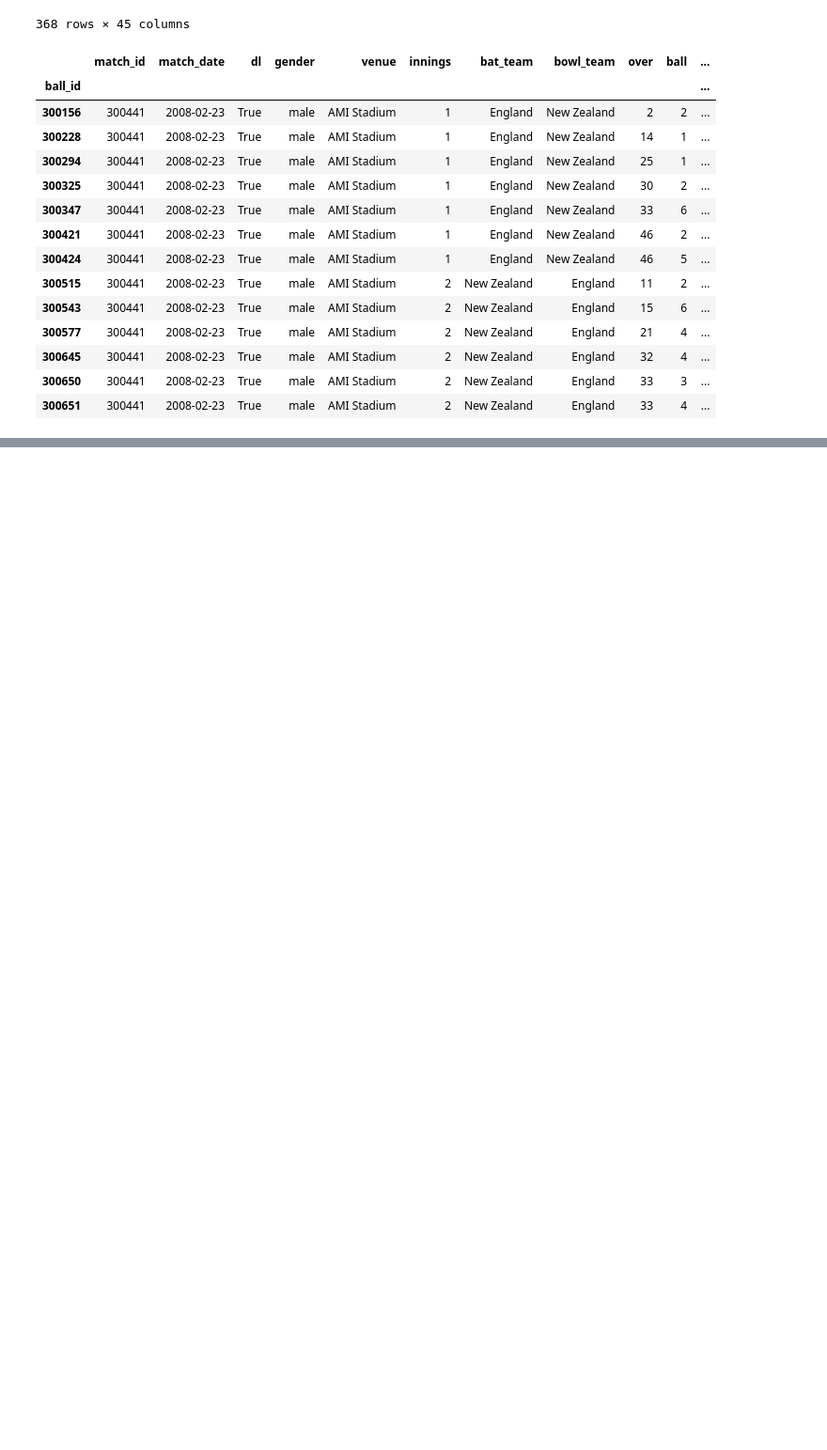
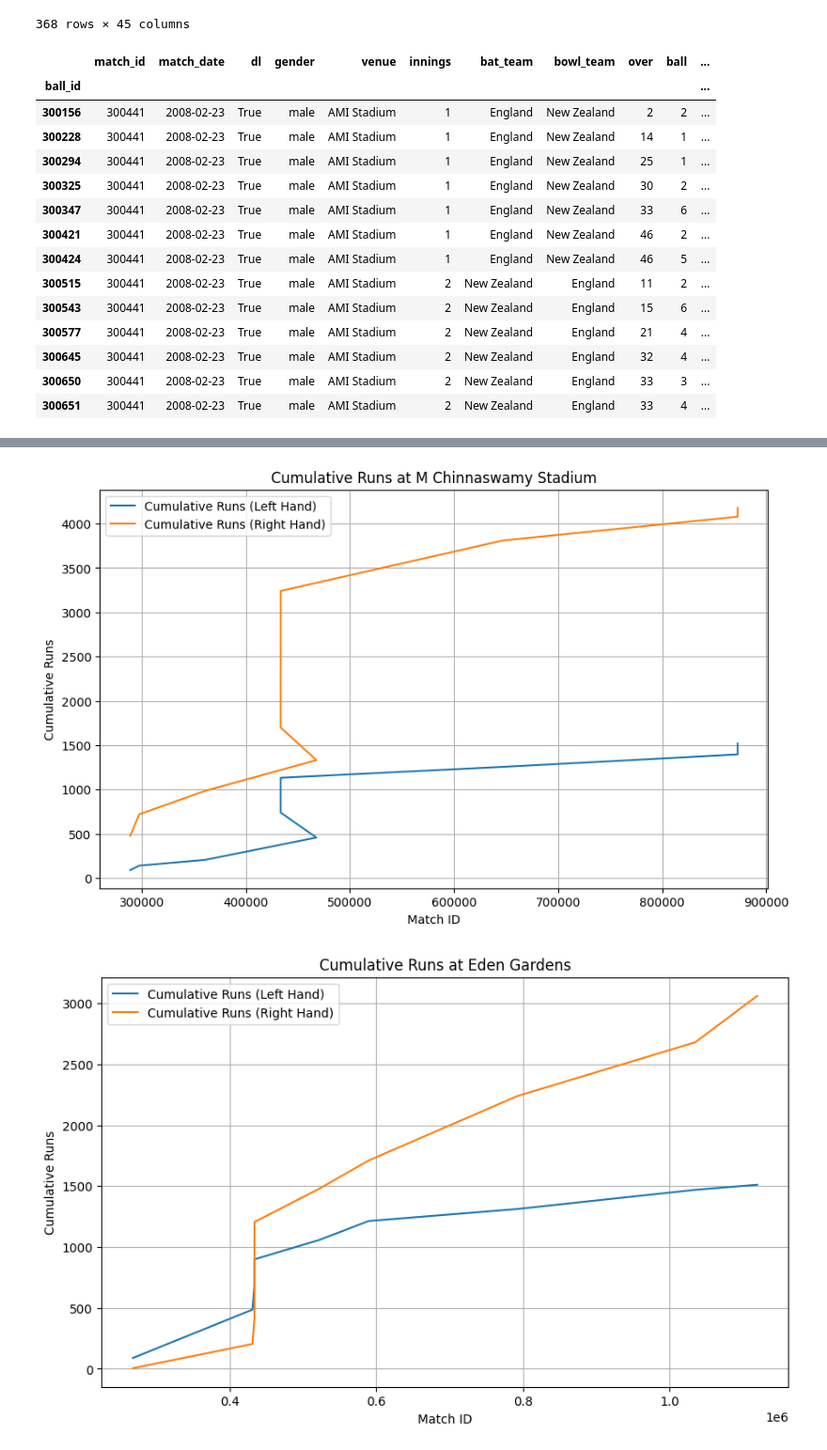
Before and after one commit to S-rg/CricketFinalScorePrediction, a Jupyter notebook: pitch_data.ipynb, the cells around one changed output, grey strips where cells are left out. Shown: that part at 94% size. Cells and saved outputs as stored; diff of their text form; code cells hidden in the pictures; blank space fills up the shorter version.

```diff
--- a/pitch_data.ipynb
+++ b/pitch_data.ipynb
@@ -145,0 +166,38 @@ bbb_df[
+# %%
+# Filter stats_final for the two venues
+venues_to_plot = ['M Chinnaswamy Stadium', 'Eden Gardens']
+filtered_stats = stats_final[stats_final['venue'].isin(venues_to_plot)]
+
+# Plot the stats
+import matplotlib.pyplot as plt
+
+# Plot cumulative runs for left and right-hand batters
+for venue in venues_to_plot:
+    venue_data = filtered_stats[filtered_stats['venue'] == venue]
+    plt.figure(figsize=(10, 6))
+    plt.plot(venue_data['match_id'], venue_data['sum_runs_left_hand'], label='Cumulative Runs (Left Hand)')
+    plt.plot(venue_data['match_id'], venue_data['sum_runs_right_hand'], label='Cumulative Runs (Right Hand)')
+    plt.title(f'Cumulative Runs at {venue}')
+    plt.xlabel('Match ID')
+    plt.ylabel('Cumulative Runs')
+    plt.legend()
+    plt.grid()
+    plt.show()
+
+# Plot cumulative wickets for different bowler styles
+for venue in venues_to_plot:
+    venue_data = filtered_stats[filtered_stats['venue'] == venue]
+    plt.figure(figsize=(10, 6))
+    plt.plot(venue_data['match_id'], venue_data['sum_fast_wickets'], label='Fast Wickets')
+    plt.plot(venue_data['match_id'], venue_data['sum_legspin_wickets'], label='Legspin Wickets')
+    plt.plot(venue_data['match_id'], venue_data['sum_medium_wickets'], label='Medium Wickets')
+    plt.plot(venue_data['match_id'], venue_data['sum_offspin_wickets'], label='Offspin Wickets')
+    plt.title(f'Cumulative Wickets at {venue}')
+    plt.xlabel('Match ID')
+    plt.ylabel('Cumulative Wickets')
+    plt.legend()
+    plt.grid()
+    plt.show()
+# %% [output]
+[figure, added]
+[figure, added]
```
Also changed, not shown: parts of 2 cells of this notebook, 4 other files.
